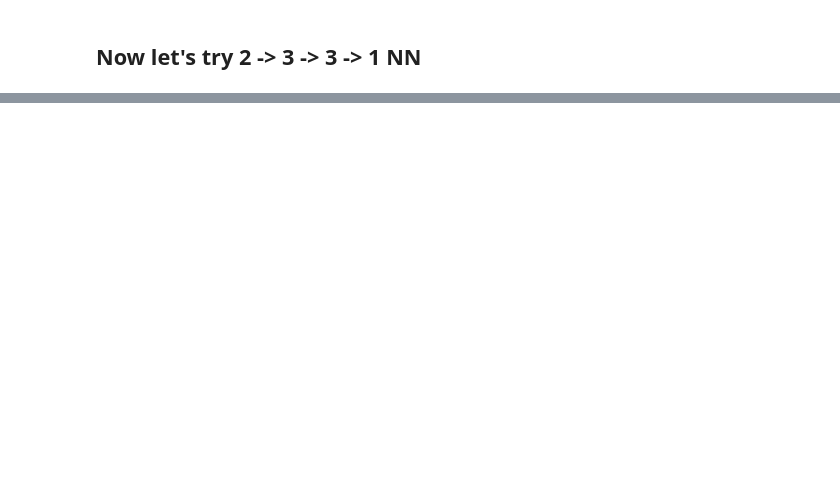
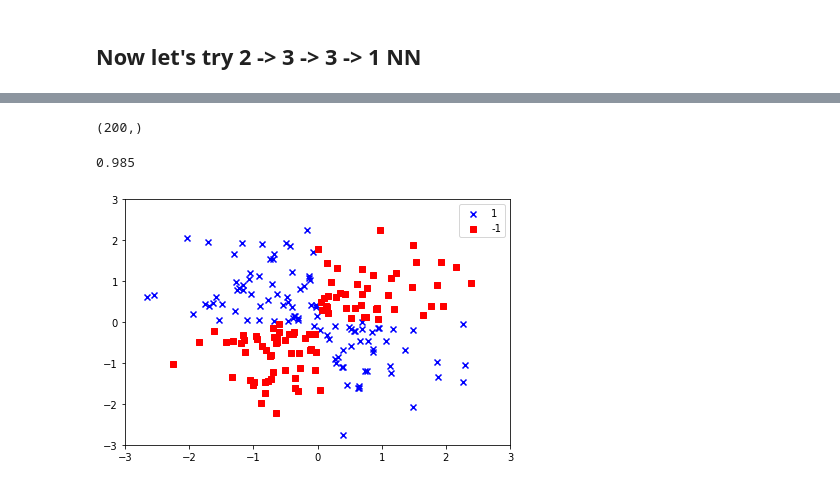
Before and after one commit to mathildebouvier/2017.M3.TQF-ML, a Jupyter notebook: tensorflow/NN for XOR.ipynb, the cells around one changed output, grey strips where cells are left out. Cells and saved outputs as stored; diff of their text form; code cells hidden in the pictures; blank space fills up the shorter version.

```diff
--- a/tensorflow/NN for XOR.ipynb
+++ b/tensorflow/NN for XOR.ipynb
@@ -219,0 +279,5 @@ plt.show()
+# %%
+history = model.fit(x_data, np.squeeze(y_data),
+                    batch_size=200, epochs=75,
+                    verbose=1,
+                    validation_split=0.1)
@@ -219,0 +302,31 @@ plt.show()
+# %%
+y_pred.shape
+# %% [output]
+(200,)
+# %%
+y_pred = model.predict_classes(x_data, verbose=0)
+correct_preds = np.sum(y_pred == y_data, axis=0)
+sum(correct_preds)/200
+# %% [output]
+0.985
+# %%
+y_pred = np.squeeze(y_pred)
+
+plt.scatter(X_xor[y_pred == 1, 0],
+            X_xor[y_pred == 1, 1],
+            c='b', marker='x',
+            label='1')
+plt.scatter(X_xor[y_pred == 0, 0],
+            X_xor[y_pred == 0, 1],
+            c='r',
+            marker='s',
+            label='-1')
+
+plt.xlim([-3, 3])
+plt.ylim([-3, 3])
+plt.legend(loc='best')
+plt.tight_layout()
+# plt.savefig('./figures/xor.png', dpi=300)
+plt.show()
+# %% [output]
+[figure, added]
```
Also changed, not shown: parts of 16 cells of this notebook.
